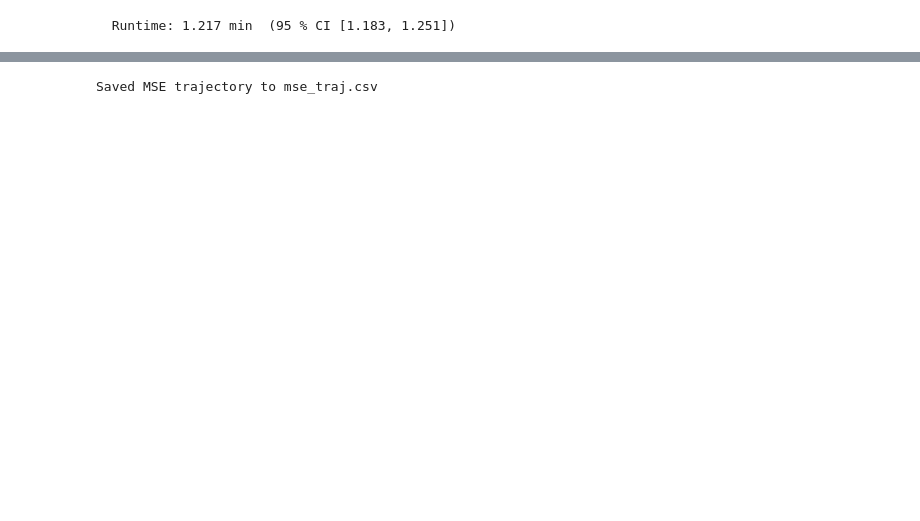
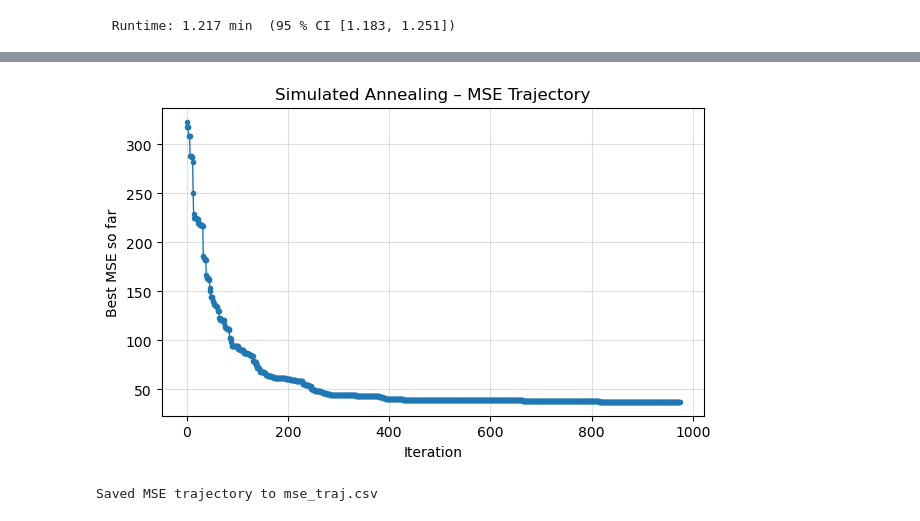
Before and after one commit to bpeng001/Measles, a Jupyter notebook: Simulated_annealing.ipynb, the cells around one changed output, grey strips where cells are left out. Saved outputs shown, nothing was run; the diff lists cells and outputs as text; code cells hidden in the pictures; blank space fills up the shorter version.

```diff
--- a/Simulated_annealing.ipynb
+++ b/Simulated_annealing.ipynb
@@ -373,3 +373,13 @@ Coverage criterion satisfied? True
+# %%
+plt.figure(figsize=(7,4))
+plt.plot(mse_traj[200:], marker='o', markersize=3, linewidth=1)
+plt.xlabel("Iteration")
+plt.ylabel("Best MSE so far")
+plt.title("Simulated Annealing – MSE Trajectory")
+plt.grid(True, alpha=0.4)
+plt.show()
+# %% [output]
+[figure, added]
 # %%
 # Convert trajectory to a DataFrame
 df = pd.DataFrame({"SA": mse_traj})
```
Also changed, not shown: parts of 2 cells of this notebook, 1 other file.
